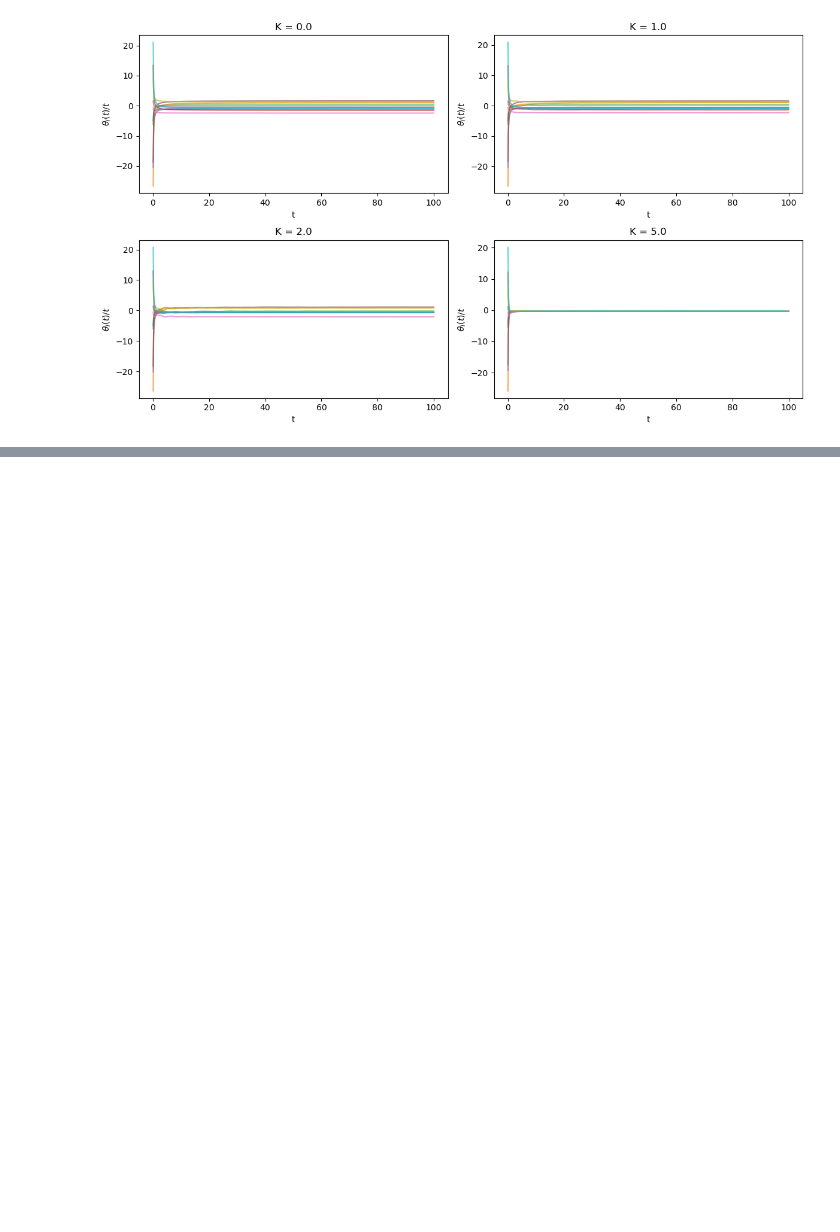
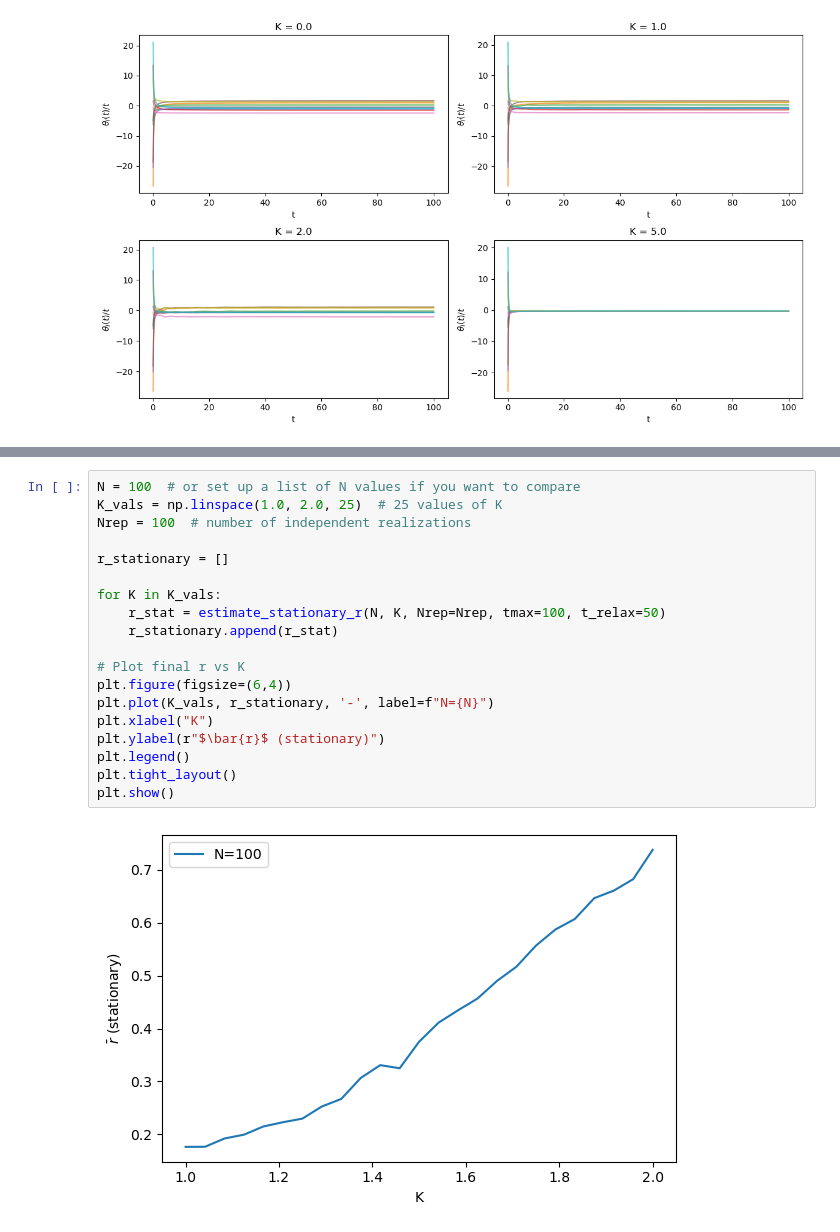
Before and after one commit to adeladrai/Kuramoto_model, a Jupyter notebook: numerical_simulation.ipynb, the cells around one changed output, grey strips where cells are left out. Drawn from its saved outputs; the diff is of its cells as text; blank space fills up the shorter version.

```diff
--- a/numerical_simulation.ipynb
+++ b/numerical_simulation.ipynb
@@ -166,0 +244,21 @@ plt.show()
+# %%
+N = 100  # or set up a list of N values if you want to compare
+K_vals = np.linspace(1.0, 2.0, 25)  # 25 values of K
+Nrep = 100  # number of independent realizations
+
+r_stationary = []
+
+for K in K_vals:
+    r_stat = estimate_stationary_r(N, K, Nrep=Nrep, tmax=100, t_relax=50)
+    r_stationary.append(r_stat)
+
+# Plot final r vs K
+plt.figure(figsize=(6,4))
+plt.plot(K_vals, r_stationary, '-', label=f"N={N}")
+plt.xlabel("K")
+plt.ylabel(r"$\bar{r}$ (stationary)")
+plt.legend()
+plt.tight_layout()
+plt.show()
+# %% [output]
+[figure, added]
```
Also changed, not shown: parts of 11 cells of this notebook.
